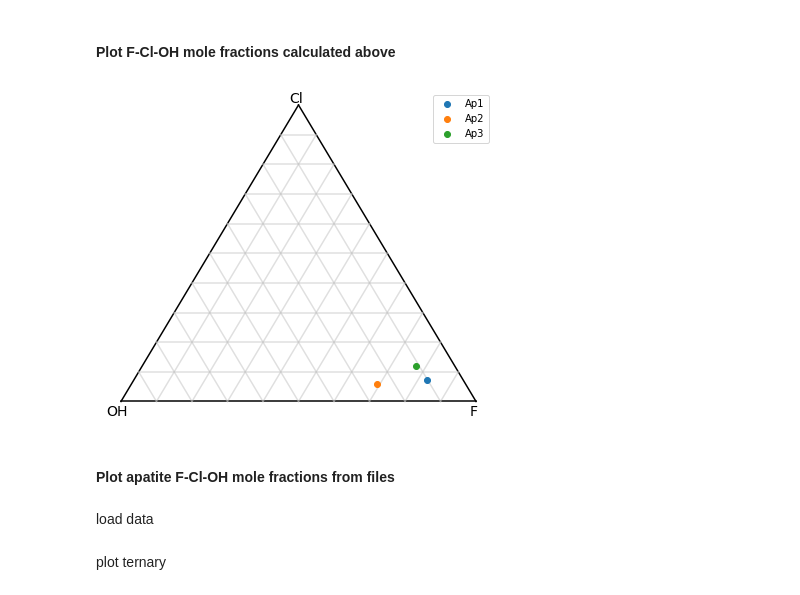
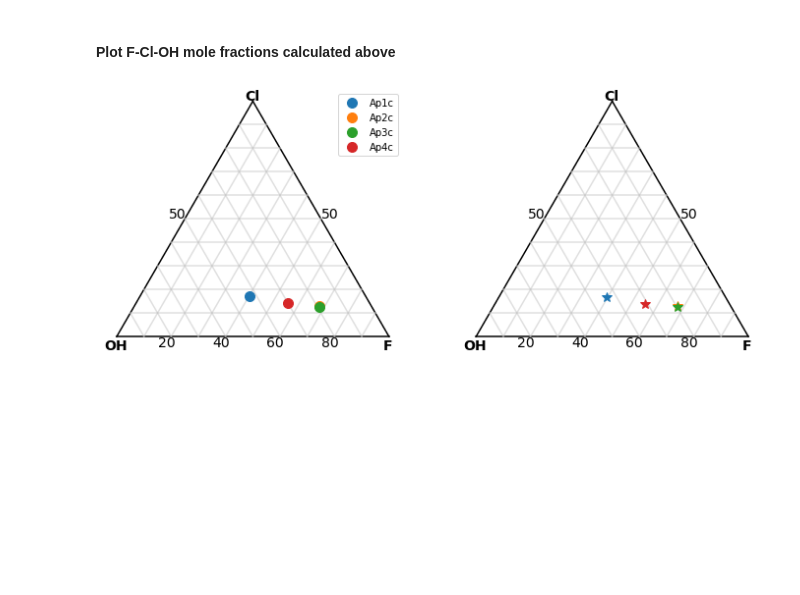
Before and after one commit to alexweiranli/pyAp, a Jupyter notebook: docs/source/tutorial_stoichiometry_ternary.ipynb, the cells around one changed output. Cells and saved outputs as stored; diff of their text form; code cells hidden in the pictures; blank space fills up the shorter version.

```diff
--- a/docs/source/tutorial_stoichiometry_ternary.ipynb
+++ b/docs/source/tutorial_stoichiometry_ternary.ipynb
@@ -18,7 +26,7 @@ from pyAp.ApStoic_Ketcham import stoi_ketcham
 # %% [markdown]
 Import data
 # %%
-data = pd.read_excel('data_ap_major_volatile.xlsx')
+data = pd.read_excel('data_ap_major_volatile.xlsx',sheet_name='Sheet2')
 # %% [markdown]
 ### Stoichiometry calculation
 Use `assume_oxy=26` for F- or Cl-apatite; `assume_oxy=25` for OH-apatite. The default is 26 if no values are assigned.
@@ -48,32 +75,41 @@ Name: OXYGEN NUMBER, dtype: float64
 # %% [markdown]
 #### Plot F-Cl-OH mole fractions calculated above
 # %%
-# set up a figure for ternary plot
-fig1 = plt.figure()
-fig1.set_size_inches(7, 6)
+# set up a figure for ternary plot (e.g. figure with 2 subplots)
+fig, (ax1, ax2) = plt.subplots(1,2,figsize=(12, 6))
 
-# plot ternary (w/o data)
-ApTernary.ternary(fig1)
+# set up blank ternary digram for each axis
+ApTernary.ternary(ax1)
+ApTernary.ternary(ax2)
 
 for idx, value in results_stoi.iterrows():
-
     x_f = value['XF']
     x_cl = value['XCL']
     x = (x_f + x_cl/2) * 100
     y = x_cl*math.sqrt(3)*50
 
     if x > 100:
         x = 100
     if y > math.sqrt(3)*50:
         y = math.sqrt(3)*50
 
-    plt.plot(x,y,'o',label=value['sample'])
+    ax1.plot(x,y,'o',ms=10,label=value['sample'])
 
-plt.legend(loc='best')
+for idx, value in results_ketc.iterrows():
+    x_f = value['XF']
+    x_cl = value['XCL']
+    x = (x_f + x_cl/2) * 100
+    y = x_cl*math.sqrt(3)*50
+
+    if x > 100:
+        x = 100
+    if y > math.sqrt(3)*50:
+        y = math.sqrt(3)*50
+
+    ax2.plot(x,y,'*',ms=10,label=value['sample'])
+
+ax1.axis('off')
+ax1.legend(loc='best')
 plt.show()
 # %% [output]
-[figure, old version]
+[figure, new version]
-# %% [markdown]
-#### Plot apatite F-Cl-OH mole fractions from files
-# %% [markdown]
-load data
@@ -82,2 +115,0 @@ df = pd.read_excel('data_calc_water.xlsx')
-# %% [markdown]
-plot ternary
```
Also changed, not shown: parts of 10 cells of this notebook, 30 other files.
